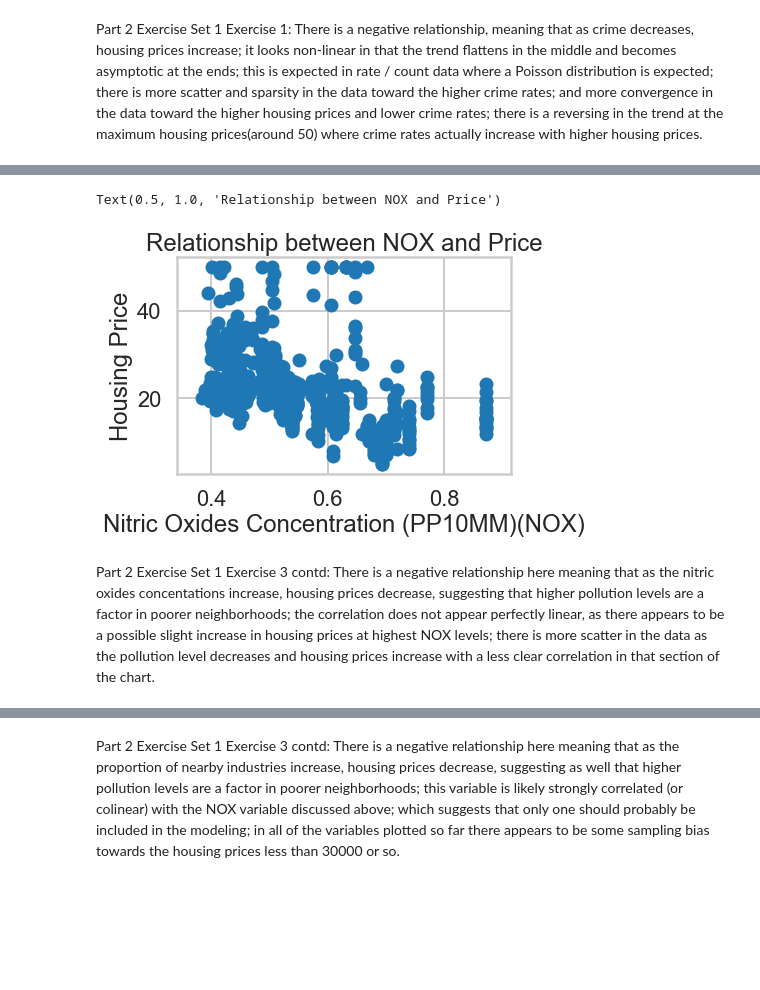
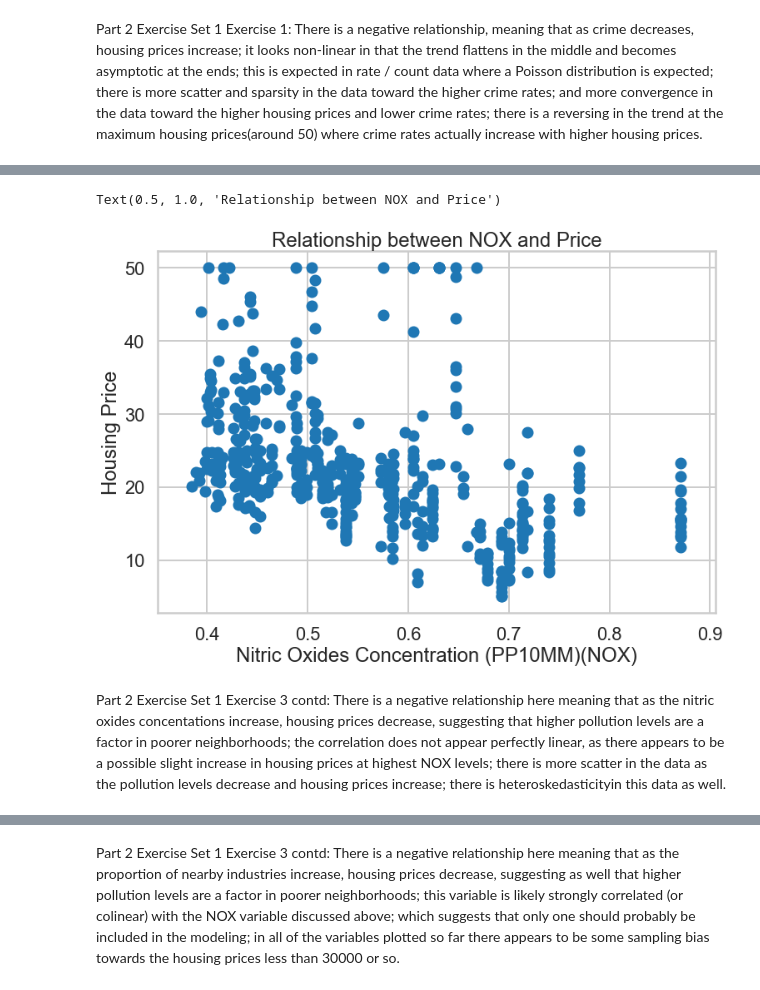
Before and after one commit to lelliott-geo/Springboard-Data-Prep, a Jupyter notebook: Mini_Project_Linear_Regression.ipynb, the cells around one changed output, grey strips where cells are left out. Saved outputs shown, nothing was run; the diff lists cells and outputs as text; code cells hidden in the pictures; blank space fills up the shorter version.

```diff
--- a/Mini_Project_Linear_Regression.ipynb
+++ b/Mini_Project_Linear_Regression.ipynb
@@ -311,17 +314,18 @@ There is a linear negative relationship here meaning that as the pupil/teacher r
 # %%
 # your turn: create some other scatter plots
 # Part 2 Exercise Set 1 Exercise 3:
+fig = plt.figure(figsize=(12,8))
 plt.scatter(bos.NOX, bos.PRICE)
 plt.xlabel("Nitric Oxides Concentration (PP10MM)(NOX)")
 plt.ylabel("Housing Price")
 plt.title("Relationship between NOX and Price")
 # %% [output]
 Text(0.5, 1.0, 'Relationship between NOX and Price')
-[figure, old version]
+[figure, new version]
 # %% [markdown]
 Part 2 Exercise Set 1 Exercise 3 contd:
 There is a negative relationship here meaning that as the nitric oxides concentations increase, housing prices
 decrease, suggesting that higher pollution levels are a factor in poorer neighborhoods; the correlation does not appear
-perfectly linear, as there appears to be a possible slight increase in housing prices at highest NOX levels; there is more scatter in the data as the pollution level decreases and housing prices increase with a less clear correlation in that section of the chart.
+perfectly linear, as there appears to be a possible slight increase in housing prices at highest NOX levels; there is more scatter in the data as the pollution levels decrease and housing prices increase; there is heteroskedasticityin this data as well.
 # %%
 # Part 2 Exercise Set 1 Exercise 3 contd:
```
Also changed, not shown: parts of 41 cells of this notebook.
